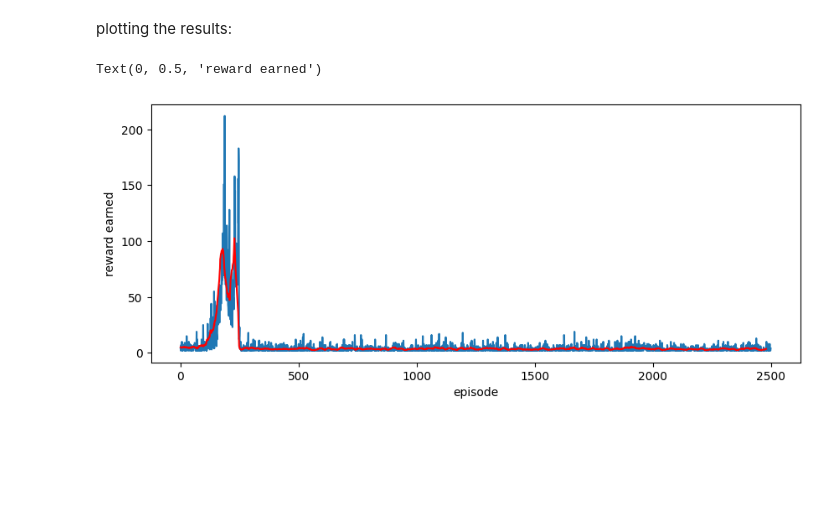
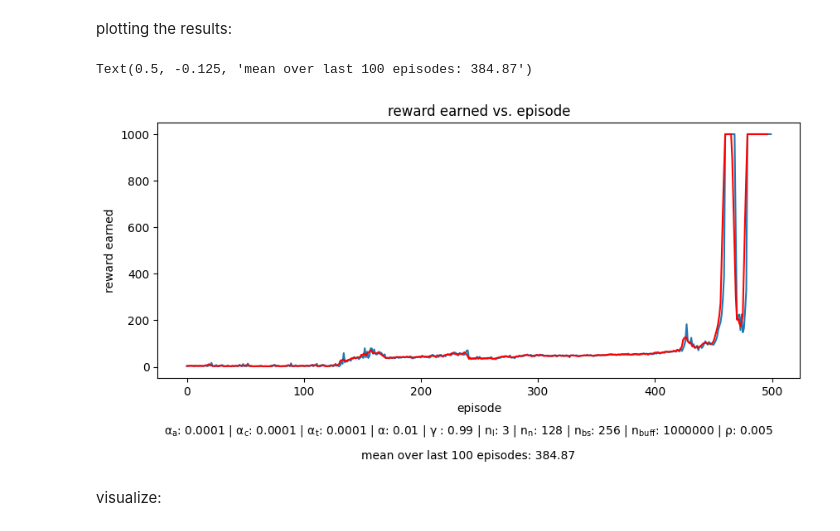
Before and after one commit to MattTidd/rl_experimentation, a Jupyter notebook: gymnasium_environments/inverted_pendulum/SAC/sac_training.ipynb, the cells around one changed output. Cells and saved outputs as stored; diff of their text form; code cells hidden in the pictures; blank space fills up the shorter version.

Commit message:
fixed the polyak updating to smoothly copy target weights to online weights. added visualization and early stopping, need to play around a bit more with hyperparameters though

```diff
--- a/gymnasium_environments/inverted_pendulum/SAC/sac_training.ipynb
+++ b/gymnasium_environments/inverted_pendulum/SAC/sac_training.ipynb
@@ -408,18 +437,32 @@ define stuff:
 # define hyperparameters:
 lr_a = 1e-4
 lr_c = 1e-4
-alpha = 1
+lr_t = 1e-4
+alpha = 0.01
 gamma = 0.99
 layers = 3
 neurons = 128
-batch_size = 32
-buffer_size = 2000
+batch_size = 256
+buffer_size = int(1e6)
 gradient_steps = 1
 polyak_coefficient = 0.005
 target_update_interval = 1
 
-warmup_length = int(buffer_size / 2)
-training_length = 2500
+warmup_length = 10000
+training_length = 500
+
+# training parameters:
+desired_score = 950
+over_last = 100
+min_train = training_length / 2
+
+base_path = os.path.join(os.getcwd(), "weights")
+model_path = os.path.join(base_path, f"inverted_pendulum_{len(os.listdir(base_path)) + 1}")
+
+train_metrics = {"desired_score" : desired_score,
+                 "over_last"     : over_last,
+                 "min_train"     : min_train,
+                 "model_path"    : model_path}
 # %%
 # clear backend:
 tf.keras.backend.clear_session()
@@ -431,6 +474,7 @@ env = gym.make("InvertedPendulum-v5")
 agent = SAC_Agent(env = env,
                   lr_a = lr_a,
                   lr_c = lr_c,
+                  lr_t = lr_t,
                   alpha = alpha,
                   gamma = gamma,
                   layers = layers,
@@ -455,8 +499,8 @@ for _ in tqdm(range(warmup_length), ncols = 100, colour = "#33FF00", desc = "war
     log_std = tf.clip_by_value(log_std, -20, 2)                     # clamp the log-std to prevent huge/small stds
     std = tf.exp(log_std)                                           # convert from log_std to std
     z = tf.random.normal(shape = tf.shape(mean))                    # sample the standard normal distribution
-    action = mean + std*z                                           # use location-scaling to go from N(0,1) to N(μ, σ^2)
-    action = tf.tanh(action)[0] * agent.env.action_space.high       # squash action using tanh, scale action into action bounds
+    pre_tanh = mean + std*z                                         # use location-scaling to go from N(0,1) to N(μ, σ^2)
+    action = tf.tanh(pre_tanh)[0] * agent.env.action_space.high     # squash action using tanh, scale action into action bounds
 
     # 2) ACT ON THE ENVIRONMENT:
     next_obs, reward, term, trunc, _ = agent.env.step(action)
@@ -476,17 +520,23 @@ plotting the results:
 # %%
 # moving average function:
 def moving_average(interval, window_size):
     window = np.ones(int(window_size)) / float(window_size)
     return np.convolve(interval, window, 'valid')
 
-filtered_data = moving_average(reward_history, 20)
+filtered_data = moving_average(reward_history, 4)
+last_few = np.mean(reward_history[-over_last:]).round(3)
 
 figure = plt.figure(figsize = (10, 4))
 plt.plot(reward_history)
 plt.plot(filtered_data, 'r-')
 plt.minorticks_on
+plt.title('reward earned vs. episode')
 plt.xlabel('episode')
 plt.ylabel(f'reward earned')
+plt.figtext(x = 0.5, y = -0.05, s = fr"$\mathrm{{\alpha_a}}$: {lr_a} | $\mathrm{{\alpha_c}}$: {lr_c} | $\mathrm{{\alpha_t}}$: {lr_t} | $\mathrm{{\alpha}}$: {alpha} | $\mathrm{{\gamma}}$ : {gamma} | $\mathrm{{n_l}}$: {layers} | $\mathrm{{n_n}}$: {neurons} | $\mathrm{{n_{{bs}}}}$: {batch_size} | $\mathrm{{n_{{buff}}}}$: {buffer_size} | $\mathrm{{\rho}}$: {polyak_coefficient}", ha = 'center', va = 'center')
+plt.figtext(x = 0.5, y = -0.125, s = fr"mean over last {over_last} episodes: {last_few}", ha = 'center', va = 'center')
 # %% [output]
-Text(0, 0.5, 'reward earned')
+Text(0.5, -0.125, 'mean over last 100 episodes: 384.87')
-[figure, old version]
+[figure, new version]
+# %% [markdown]
+visualize:
```
Also changed, not shown: parts of 2 cells of this notebook.
